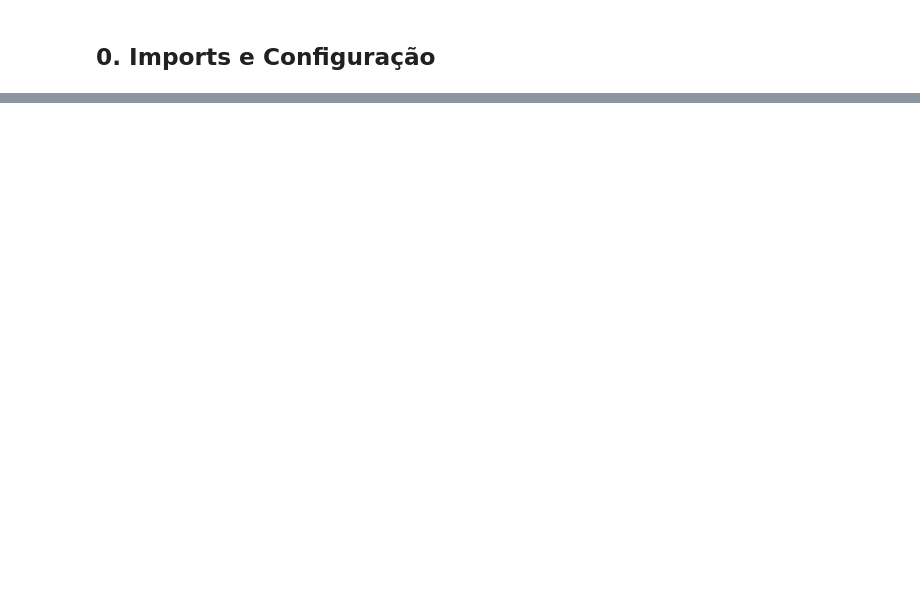
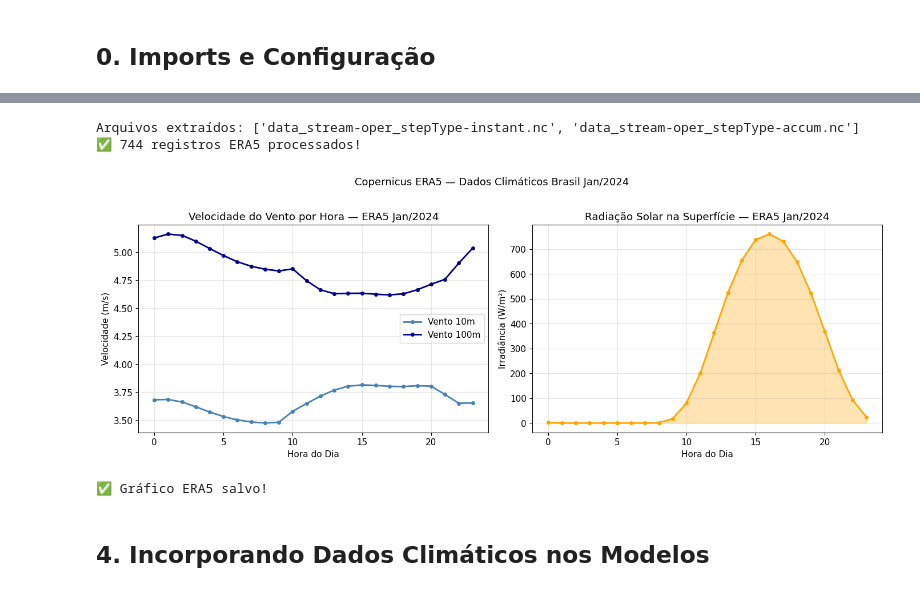
Before and after one commit to CRN27/satenergy, a Jupyter notebook: notebooks/03_modelo_previsao.ipynb, the cells around one changed output, grey strips where cells are left out. Saved outputs shown, nothing was run; the diff lists cells and outputs as text; code cells hidden in the pictures; blank space fills up the shorter version.

```diff
--- a/notebooks/03_modelo_previsao.ipynb
+++ b/notebooks/03_modelo_previsao.ipynb
@@ -714,0 +200,76 @@ print("✅ Gráfico atualizado!")
+# %%
+# Fechando conexões anteriores se existirem
+try:
+    ds1.close()
+    ds2.close()
+except:
+    pass
+
+# Extraindo para pasta separada
+import os
+os.makedirs('../data/raw/era5/', exist_ok=True)
+
+with zipfile.ZipFile(arquivo_era5, 'r') as z:
+    z.extractall('../data/raw/era5/')
+    print(f'Arquivos extraídos: {z.namelist()}')
+
+ds1 = nc.Dataset('../data/raw/era5/data_stream-oper_stepType-instant.nc')
+ds2 = nc.Dataset('../data/raw/era5/data_stream-oper_stepType-accum.nc')
+
+times = ds1.variables['valid_time'][:]
+datas = pd.to_datetime(times, unit='s', utc=True).tz_localize(None)
+
+u10  = ds1.variables['u10'][:]
+v10  = ds1.variables['v10'][:]
+u100 = ds1.variables['u100'][:]
+v100 = ds1.variables['v100'][:]
+ssrd = ds2.variables['ssrd'][:]
+
+df_era5 = pd.DataFrame({
+    'din_instante':  datas,
+    'vento_10m_ms':  np.sqrt(u10**2  + v10**2).mean(axis=(1,2)),
+    'vento_100m_ms': np.sqrt(u100**2 + v100**2).mean(axis=(1,2)),
+    'ssrd_wm2':      ssrd.mean(axis=(1,2)) / 3600,
+})
+df_era5['hora'] = df_era5['din_instante'].dt.hour
+
+ds1.close()
+ds2.close()
+
+df_era5.to_csv('../data/processed/era5_vento_brasil_jan2024.csv', index=False)
+print(f'✅ {len(df_era5):,} registros ERA5 processados!')
+# %% [output]
+Arquivos extraídos: ['data_stream-oper_stepType-instant.nc', 'data_stream-oper_stepType-accum.nc']
+✅ 744 registros ERA5 processados!
+# %%
+# Visualizando ERA5
+fig, axes = plt.subplots(1, 2, figsize=(14, 5))
+
+axes[0].plot(df_era5.groupby('hora')['vento_10m_ms'].mean(),
+             color='steelblue', linewidth=2, marker='o', markersize=4, label='Vento 10m')
+axes[0].plot(df_era5.groupby('hora')['vento_100m_ms'].mean(),
+             color='darkblue', linewidth=2, marker='o', markersize=4, label='Vento 100m')
+axes[0].set_title('Velocidade do Vento por Hora — ERA5 Jan/2024')
+axes[0].set_xlabel('Hora do Dia')
+axes[0].set_ylabel('Velocidade (m/s)')
+axes[0].legend()
+axes[0].grid(True, alpha=0.3)
+
+ssrd_hora = df_era5.groupby('hora')['ssrd_wm2'].mean()
+axes[1].plot(ssrd_hora.index, ssrd_hora.values, color='orange', linewidth=2, marker='o', markersize=4)
+axes[1].fill_between(ssrd_hora.index, ssrd_hora.values, alpha=0.3, color='orange')
+axes[1].set_title('Radiação Solar na Superfície — ERA5 Jan/2024')
+axes[1].set_xlabel('Hora do Dia')
+axes[1].set_ylabel('Irradiância (W/m²)')
+axes[1].grid(True, alpha=0.3)
+
+plt.suptitle('Copernicus ERA5 — Dados Climáticos Brasil Jan/2024', fontsize=13, y=1.02)
+plt.tight_layout()
+plt.savefig('../data/processed/era5_climatico.png', dpi=150)
+plt.show()
+print('✅ Gráfico ERA5 salvo!')
+# %% [output]
+[figure, added]
+✅ Gráfico ERA5 salvo!
+# %% [markdown]
+## 4. Incorporando Dados Climáticos nos Modelos
```
Also changed, not shown: parts of 42 cells of this notebook, 11 other files.
